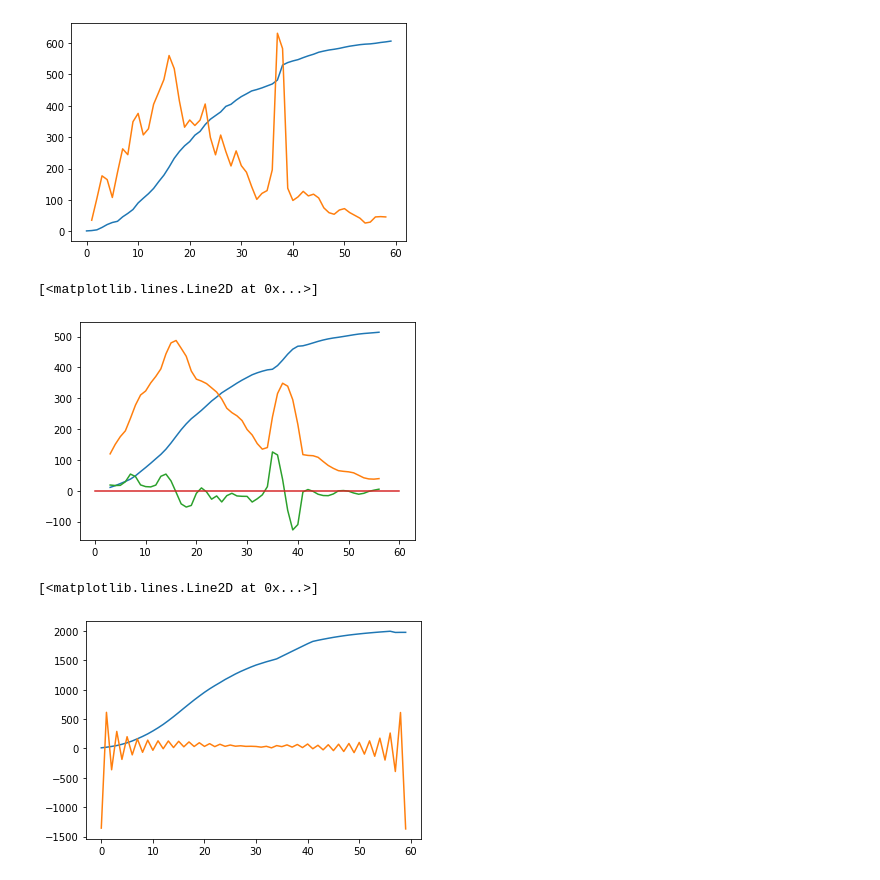
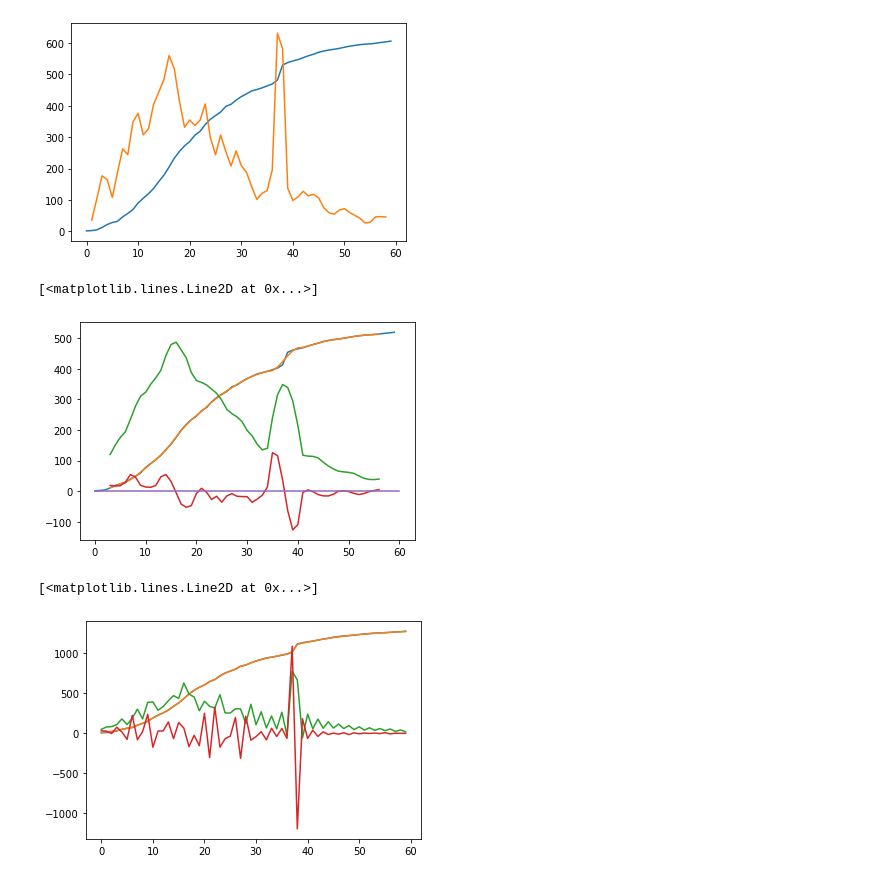
Before and after one commit to williamGlazer/ProjectX, a Jupyter notebook: notebooks/prelim/Covid19USA_analysis-smoothing.ipynb, the cells around one changed output. Cells and saved outputs as stored; diff of their text form; code cells hidden in the pictures.

```diff
--- a/notebooks/prelim/Covid19USA_analysis-smoothing.ipynb
+++ b/notebooks/prelim/Covid19USA_analysis-smoothing.ipynb
@@ -134,6 +134,7 @@ smoothedD2 = np.array(smoothedD2)
 #print(validPeriods[randI][0])
 #print(validPeriods[randI][1][0],validPeriods[randI][1][-1])
 #print("[" + ",".join(map(str,randPeriod)) + "]")
+plt.plot(range(len(randPeriod)),randPeriod/(max(smoothedPeriod) + min(smoothedPeriod))*(min(smoothedD1) + max(smoothedD1)))
 plt.plot(range(3,len(randPeriod)-3),smoothedPeriod/(max(smoothedPeriod) + min(smoothedPeriod))*(min(smoothedD1) + max(smoothedD1)))
 plt.plot(range(3,len(randPeriod)-3),smoothedD1)
 #plt.plot(range(1,len(randPeriod)-1),(randPeriod[2:] - randPeriod[:-2])/2)
@@ -141,25 +142,27 @@ plt.plot(range(3,len(randPeriod)-3),smoothedD2)
 plt.plot((0,len(randPeriod)),(0.0,0.0))
 # %% [output]
 [<matplotlib.lines.Line2D at 0x...>]
-[figure, old version]
+[figure, new version]
 # %%
-randPeriod = np.array([30,53,101,262,455,592,671,968,1197,1457,1896,2209,2511,2863,3321,3751,4289,4872,5326,5703,5990,6413,6665,7122,7477,7721,7965,8335,8474,8752,8987,9171,9364,9457,9568,9699,9828,10091,11091,11256,11366,11453,11586,11708,11812,11945,12025,12095,12144,12204,12280,12349,12400,12451,12484,12504,12543,12596,12637,12688])
+addedExtent = 1000
+randPeriod = [30 for i in range(addedExtent)]
+randPeriod.extend([30,53,101,262,455,592,671,968,1197,1457,1896,2209,2511,2863,3321,3751,4289,4872,5326,5703,5990,6413,6665,7122,7477,7721,7965,8335,8474,8752,8987,9171,9364,9457,9568,9699,9828,10091,11091,11256,11366,11453,11586,11708,11812,11945,12025,12095,12144,12204,12280,12349,12400,12451,12484,12504,12543,12596,12637,12688])
+for i in range(addedExtent):
+    randPeriod.append(12688)
+randPeriod = np.array(randPeriod)
 smoothedPeriod = np.array(wiener(randPeriod,7),dtype="complex")
 
-x = np.arange(len(smoothedPeriod))
+x = np.arange(len(smoothedPeriod)-2*addedExtent)
 xf = fftfreq(len(smoothedPeriod))
 
-#print(xf)
+# Estimation de dérivées avec FFT
+smoothedD1 = ifft(2*np.pi*1.0j*xf*fft(smoothedPeriod))
+smoothedD2 = ifft((2*np.pi*1.0j*xf)**2*fft(smoothedPeriod))
 
-yf = fft(smoothedPeriod)
-
-smoothedD1 = np.real(ifft(1.0j*xf*yf))
-
-#plt.plot(xf,yf)
-
-#plt.plot(range(len(smoothedPeriod)),smoothedPeriod)
-plt.plot(x,smoothedPeriod/(max(smoothedPeriod) - min(smoothedPeriod))*(max(smoothedD1) - min(smoothedD1)))
-plt.plot(x,smoothedD1)
+plt.plot(x,randPeriod[addedExtent:-addedExtent]/10)
+plt.plot(x,smoothedPeriod[addedExtent:-addedExtent]/10)
+plt.plot(x,smoothedD1[addedExtent:-addedExtent])
+plt.plot(x,smoothedD2[addedExtent:-addedExtent])
 # %% [output]
 [<matplotlib.lines.Line2D at 0x...>]
-[figure, old version]
+[figure, new version]
```
Also changed, not shown: parts of 5 cells of this notebook.
